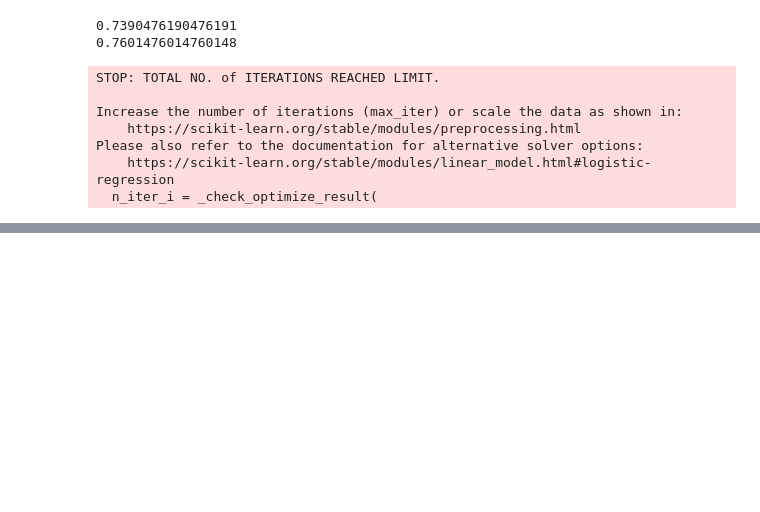
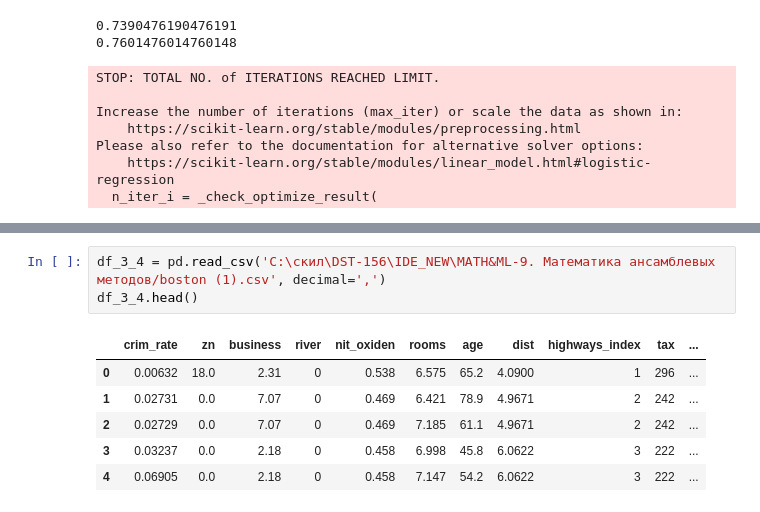
Before and after one commit to AlexGorel/IDE_NEW, a Jupyter notebook: MATH&ML-9. Математика ансамблевых методов/MATH&ML-9. Математика ансамблевых методов.ipynb, the cells around one changed output, grey strips where cells are left out. Drawn from its saved outputs; the diff is of its cells as text; blank space fills up the shorter version.

```diff
--- a/MATH&ML-9. Математика ансамблевых методов/MATH&ML-9. Математика ансамблевых методов.ipynb
+++ b/MATH&ML-9. Математика ансамблевых методов/MATH&ML-9. Математика ансамблевых методов.ipynb
@@ -125,0 +183,10 @@ Please also refer to the documentation for alternative solver options:
+# %%
+df_3_4 = pd.read_csv('C:\скил\DST-156\IDE_NEW\MATH&ML-9. Математика ансамблевых методов/boston (1).csv', decimal=',')
+df_3_4.head()
+# %% [output]
+|  | crim_rate | zn | business | river | nit_oxiden | rooms | age | dist | highways_index | tax | ... |
+| 0 | 0.00632 | 18.0 | 2.31 | 0 | 0.538 | 6.575 | 65.2 | 4.0900 | 1 | 296 | ... |
+| 1 | 0.02731 | 0.0 | 7.07 | 0 | 0.469 | 6.421 | 78.9 | 4.9671 | 2 | 242 | ... |
+| 2 | 0.02729 | 0.0 | 7.07 | 0 | 0.469 | 7.185 | 61.1 | 4.9671 | 2 | 242 | ... |
+| 3 | 0.03237 | 0.0 | 2.18 | 0 | 0.458 | 6.998 | 45.8 | 6.0622 | 3 | 222 | ... |
+| 4 | 0.06905 | 0.0 | 2.18 | 0 | 0.458 | 7.147 | 54.2 | 6.0622 | 3 | 222 | ... |
```
Also changed, not shown: parts of 28 cells of this notebook, 3 other files.
